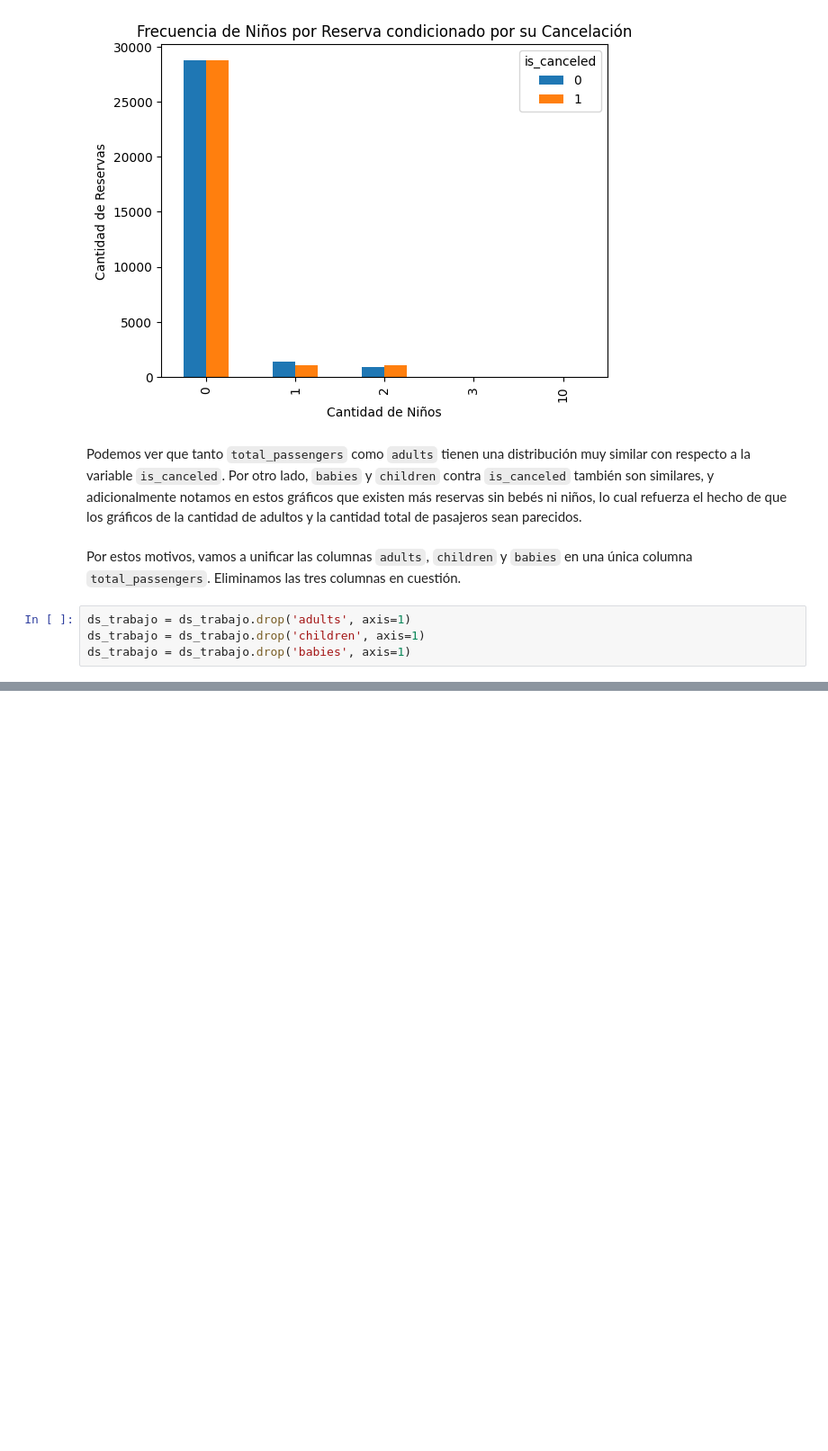
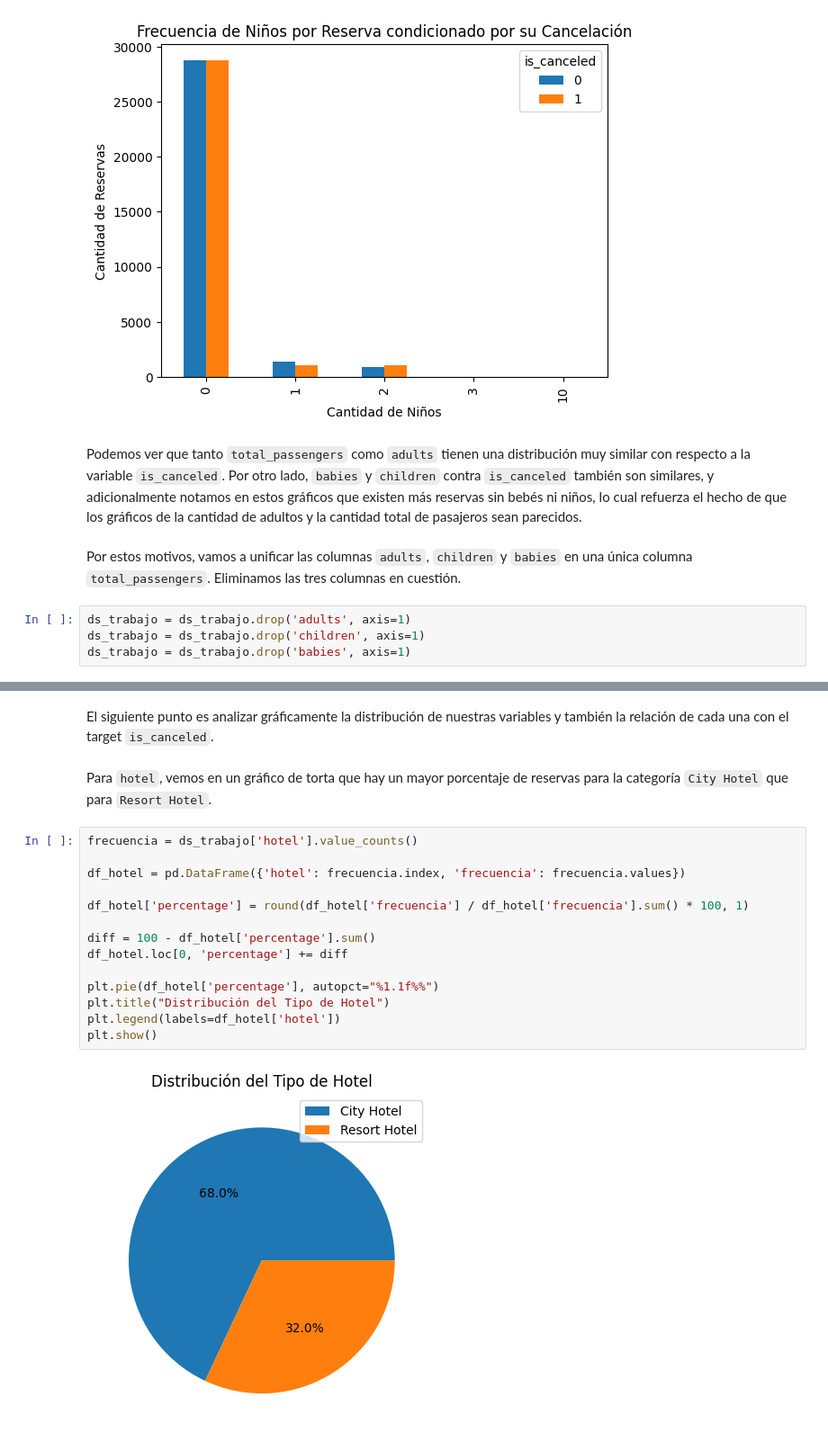
Before and after one commit to mrinkspot/Data-Science-and-Machine-Learning-Projects, a Jupyter notebook: notebook_tp.ipynb, the cells around one changed output, grey strips where cells are left out. Shown: that part at 90% size. Saved outputs shown, nothing was run; the diff lists cells and outputs as text; blank space fills up the shorter version.

Commit message:
Agrego analisis de la distribucion de lead_time y hotel y sus relaciones con is_canceled

```diff
--- a/notebook_tp.ipynb
+++ b/notebook_tp.ipynb
@@ -589,0 +610,20 @@ ds_trabajo = ds_trabajo.drop('babies', axis=1)
+# %% [markdown]
+El siguiente punto es analizar gráficamente la distribución de nuestras variables y también la relación de cada una con el target `is_canceled`.
+# %% [markdown]
+Para `hotel`, vemos en un gráfico de torta que hay un mayor porcentaje de reservas para la categoría `City Hotel` que para `Resort Hotel`.
+# %%
+frecuencia = ds_trabajo['hotel'].value_counts()
+
+df_hotel = pd.DataFrame({'hotel': frecuencia.index, 'frecuencia': frecuencia.values})
+
+df_hotel['percentage'] = round(df_hotel['frecuencia'] / df_hotel['frecuencia'].sum() * 100, 1)
+
+diff = 100 - df_hotel['percentage'].sum()
+df_hotel.loc[0, 'percentage'] += diff
+
+plt.pie(df_hotel['percentage'], autopct="%1.1f%%")
+plt.title("Distribución del Tipo de Hotel")
+plt.legend(labels=df_hotel['hotel'])
+plt.show()
+# %% [output]
+[figure, added]
```
Also changed, not shown: parts of 7 cells of this notebook.
